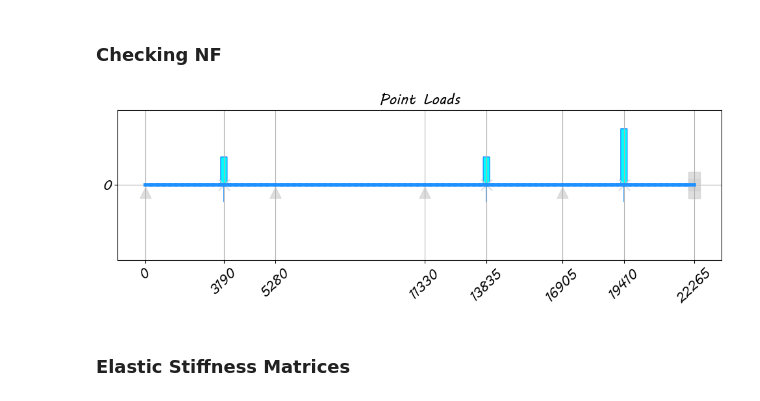
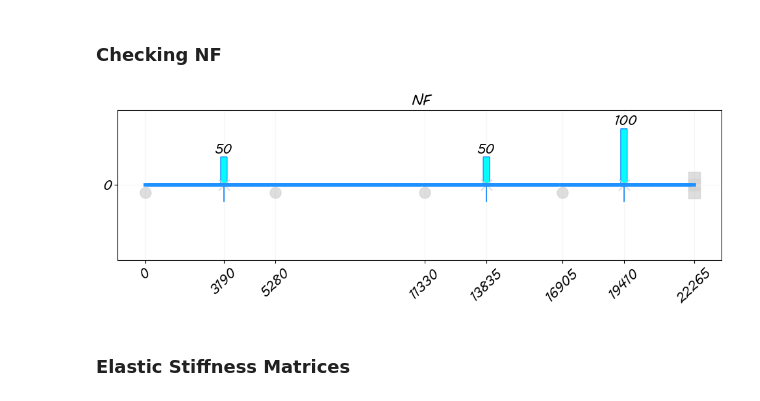
Before and after one commit to seyed7seyed/P_Delta_Analysis, a Jupyter notebook: P_Delta_Analysis_of_2D_Beams_ver_07.ipynb, the cells around one changed output. Saved outputs shown, nothing was run; the diff lists cells and outputs as text; code cells hidden in the pictures.

```diff
--- a/P_Delta_Analysis_of_2D_Beams_ver_07.ipynb
+++ b/P_Delta_Analysis_of_2D_Beams_ver_07.ipynb
@@ -18,8 +18,8 @@ import copy
 # %%
 # (input)
 wBay       = [       3190   ,   2090  ,  6050   ,  2505   ,  3070   ,  2505   ,  2855      ]  #  width of bays ( any amount )
-Supports   = ['pinned',  'free',  'pinned', 'pinned',  'free',  'pinned',  'free',  'fixed']  # 'fixed' 'pinned' 'roller' 'free'
-L_tinyBeam =   250    #  length of tiny beams (mm) --- the smaller the better
+Supports   = ['roller',  'free',  'roller', 'roller',  'free',  'roller',  'free',  'fixed']  # 'fixed' 'pinned' 'roller' 'free'
+L_tinyBeam =   150    #  length of tiny beams (mm) --- the smaller the better
 
 # (auto) multi-sectioning
 def MS( wBay, Supports, L_tinyBeam ):
@@ -420,13 +513,19 @@ def  Point_Load_Shape( Points, CnB, wBay, NF ):
         y = [y0,y1]
         ax.plot( x, y, lw=4, c='dodgerblue', ls='-' )
 
-    y_Max = max(Point_Loads)
+    y_Max = max(abs(NF['Load']))
+    w = sum(wBay)/85
     for i in NF.index:
         if  i % 3 == 1:
             x = Points.loc[ (i-1)/3, 'x' ]
             y = NF.loc[i,'Load'] / y_Max *.75
-            if   y>0:  ax.arrow( x, -y, 0, y, head_width=.15, width=sum(wBay)/85, fc='pink', ec='deeppink'   )
-            elif y<0:  ax.arrow( x, -y, 0, y, head_width=.15, width=sum(wBay)/85, fc='cyan', ec='dodgerblue' )
+            if   y>0:
+                ax.arrow( x, -y, 0, y, head_width=.15, width=w, fc='pink', ec='deeppink'   )
+                plt.text( x-1.5*w, -y-.20, str(int(+NF.loc[i,'Load'])), font='MV BOLI', fontsize=14 )
+            elif y<0:
+                ax.arrow( x, -y, 0, y, head_width=.15, width=w, fc='cyan', ec='dodgerblue' )
+                plt.text( x-1.5*w, -y+.05, str(int(-NF.loc[i,'Load'])), font='MV BOLI', fontsize=14 )
+
 
     for i in Points.index:
         x = Points.loc[i,'x']
@@ -442,38 +541,40 @@ def  Point_Load_Shape( Points, CnB, wBay, NF ):
             ax.scatter( x, y-0.1, marker=marker, s=150, ec=ec, fc=fc, alpha=0.75 )
 
     # title
-    plt.title( 'Point Loads', font='MV BOLI', fontsize=16 )
+    plt.title( 'NF', font='MV BOLI', fontsize=16 )
 
     # xticks
     Xwalk = [0]
     for i in wBay_Main:
         w = Xwalk[-1] + i
         Xwalk.append(w)
     xtks = np.array(Xwalk,dtype='f8')
     ax.set_xticks( xtks )
     plt.xticks(font='MV BOLI',rotation=45,fontsize=14)
 
     # yticks
     Ywalk = [0]
     ytks = np.array(Ywalk,dtype='f8')
     ax.set_yticks( ytks )
     plt.yticks(font='MV BOLI',rotation=0,fontsize=14)
 
+    # ylim
     plt.ylim([-1,+1])
-    plt.grid('on')
+
+    # grid
+    plt.grid('on',alpha=.1)
 
     # save image
-    plt.savefig('Point_Loads.png', dpi=120)
-
+    plt.savefig('NF.png', dpi=120)
     plt.show()
 
     return None
 
 
 # (auto) Checking NF
 Point_Load_Shape( Points, CnB, wBay, NF )
 # %% [output]
-[figure, old version]
+[figure, new version]
 # %% [markdown]
 #####
 ### Elastic Stiffness Matrices
```
Also changed, not shown: parts of 17 cells of this notebook.
